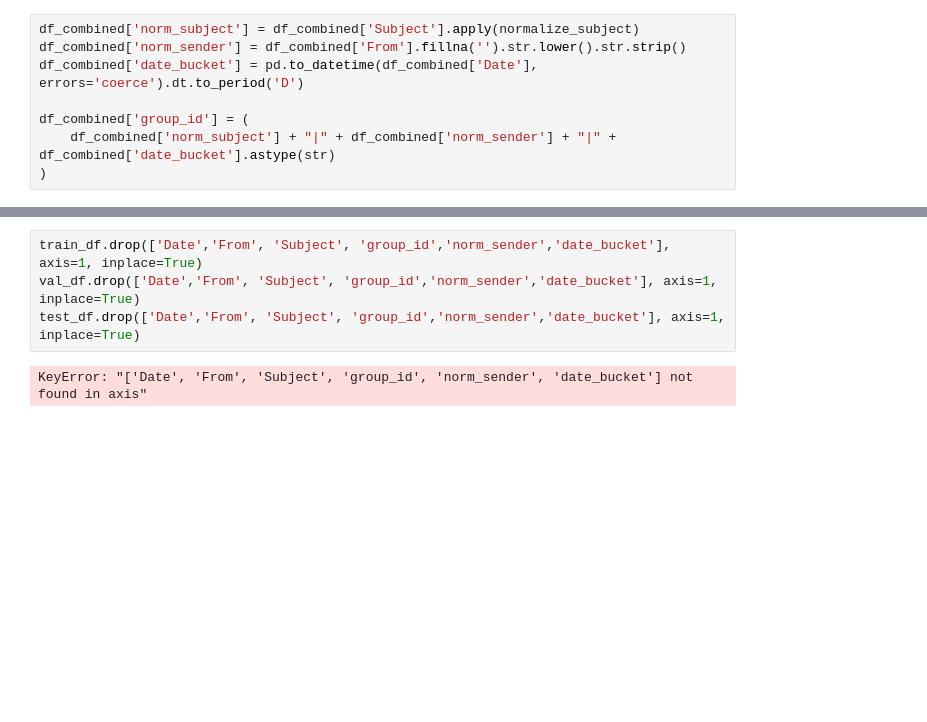
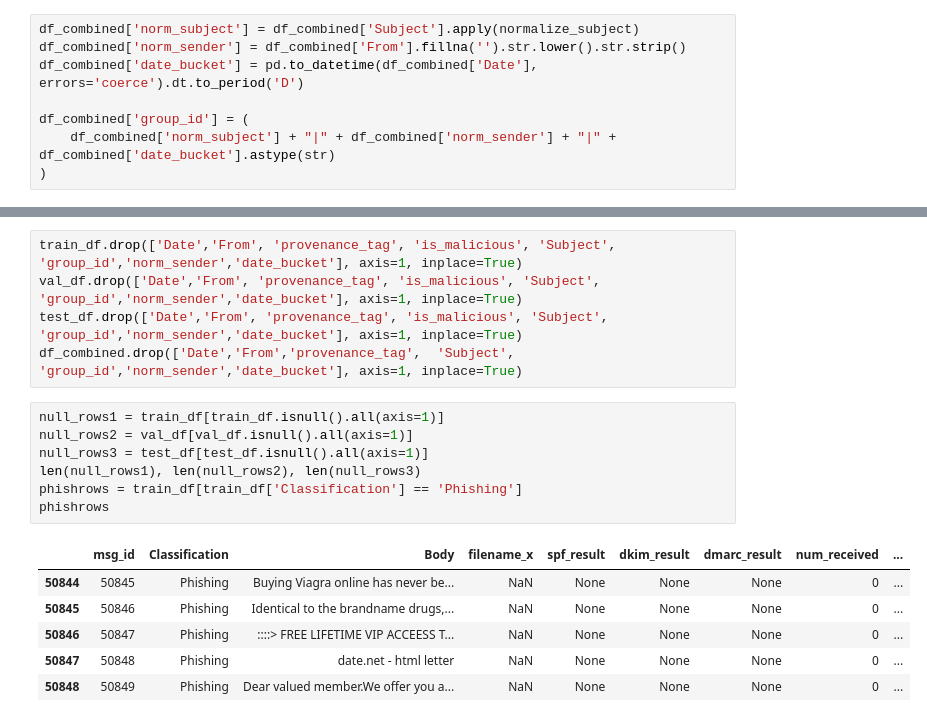
Before and after one commit to Reno0213/capstone, a Jupyter notebook: dataset.ipynb, the cells around one changed output, grey strips where cells are left out. Drawn from its saved outputs; the diff is of its cells as text; blank space fills up the shorter version.

Commit message:
training now works pushing to run on gpu

```diff
--- a/dataset.ipynb
+++ b/dataset.ipynb
@@ -1433,7 +1462,20 @@ Credential Harvesting     135
 Name: count, dtype: int64
 # %%
-train_df.drop(['Date','From', 'Subject', 'group_id','norm_sender','date_bucket'], axis=1, inplace=True)
-val_df.drop(['Date','From', 'Subject', 'group_id','norm_sender','date_bucket'], axis=1, inplace=True)
-test_df.drop(['Date','From', 'Subject', 'group_id','norm_sender','date_bucket'], axis=1, inplace=True)
+train_df.drop(['Date','From', 'provenance_tag', 'is_malicious', 'Subject', 'group_id','norm_sender','date_bucket'], axis=1, inplace=True)
+val_df.drop(['Date','From', 'provenance_tag', 'is_malicious', 'Subject', 'group_id','norm_sender','date_bucket'], axis=1, inplace=True)
+test_df.drop(['Date','From', 'provenance_tag', 'is_malicious', 'Subject', 'group_id','norm_sender','date_bucket'], axis=1, inplace=True)
+df_combined.drop(['Date','From','provenance_tag',  'Subject', 'group_id','norm_sender','date_bucket'], axis=1, inplace=True)
-# %% [output]
-KeyError: "['Date', 'From', 'Subject', 'group_id', 'norm_sender', 'date_bucket'] not found in axis"
+# %%
+null_rows1 = train_df[train_df.isnull().all(axis=1)]
+null_rows2 = val_df[val_df.isnull().all(axis=1)]
+null_rows3 = test_df[test_df.isnull().all(axis=1)]
+len(null_rows1), len(null_rows2), len(null_rows3)
+phishrows = train_df[train_df['Classification'] == 'Phishing']
+phishrows
+# %% [output]
+|  | msg_id | Classification | Body | filename_x | spf_result | dkim_result | dmarc_result | num_received | ... |
+| 50844 | 50845 | Phishing | Buying Viagra online has never be... | NaN | None | None | None | 0 | ... |
+| 50845 | 50846 | Phishing | Identical to the brandname drugs,... | NaN | None | None | None | 0 | ... |
+| 50846 | 50847 | Phishing | ::::> FREE LIFETIME VIP ACCEESS T... | NaN | None | None | None | 0 | ... |
+| 50847 | 50848 | Phishing | date.net - html letter | NaN | None | None | None | 0 | ... |
+| 50848 | 50849 | Phishing | Dear valued member.We offer you a... | NaN | None | None | None | 0 | ... |
```
Also changed, not shown: parts of 19 cells of this notebook.
